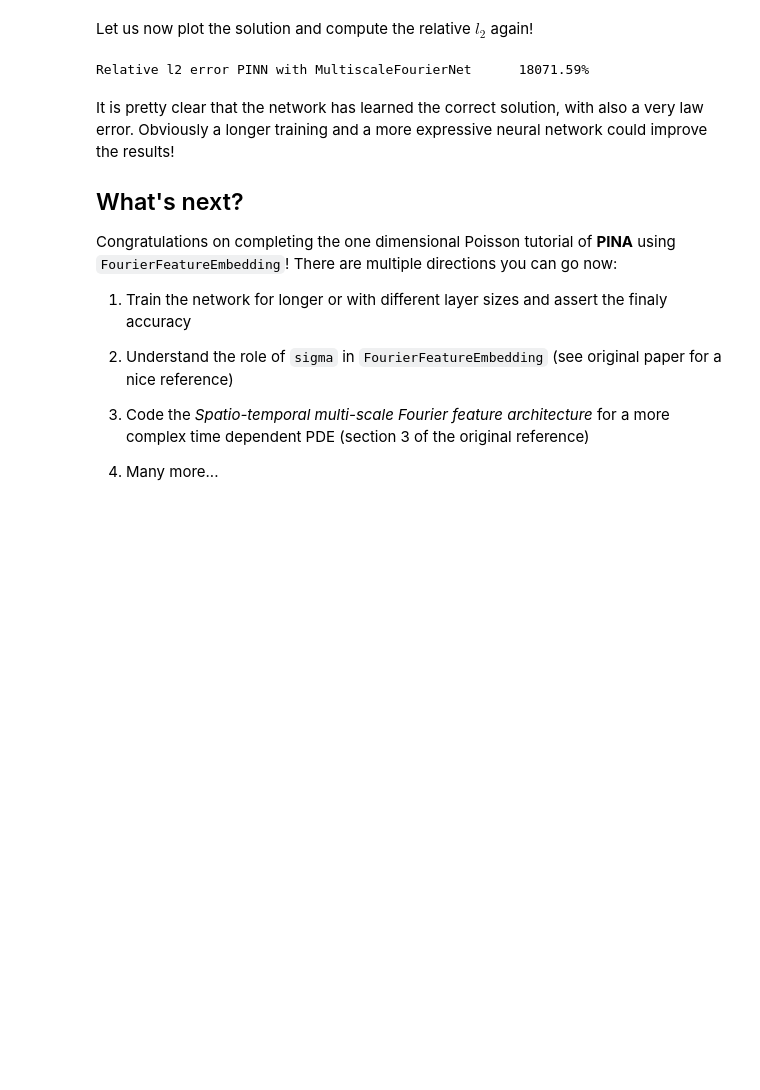
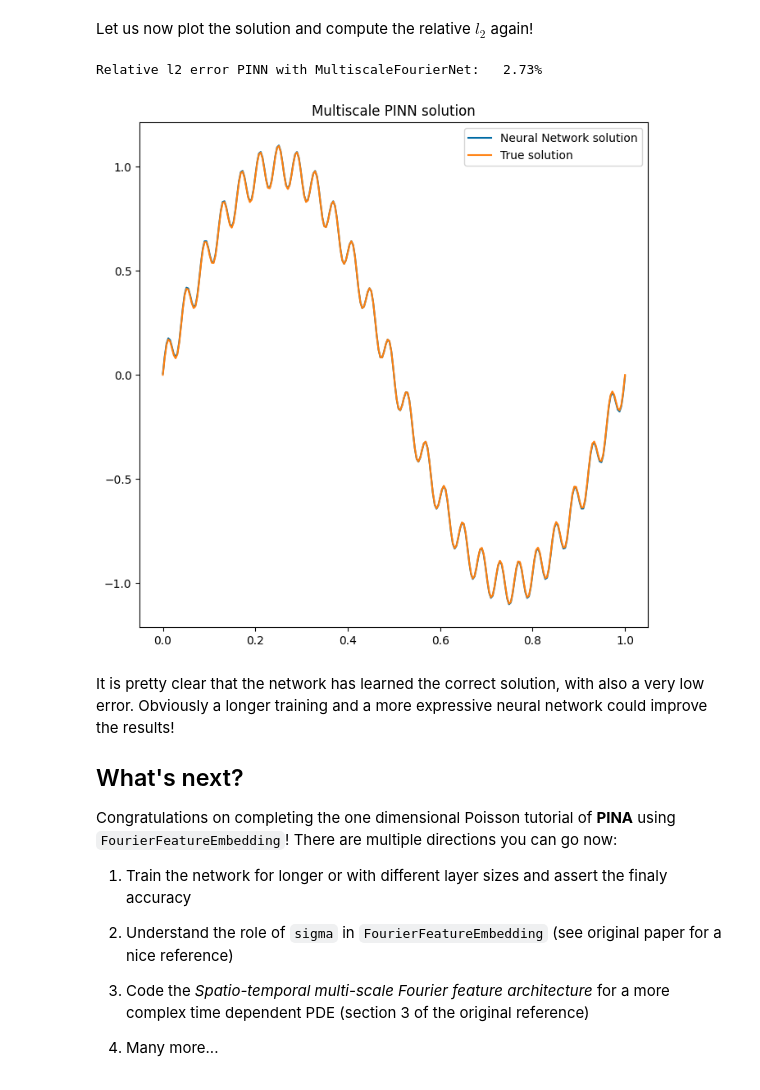
Before and after one commit to mathLab/PINA, a Jupyter notebook: tutorials/tutorial13/tutorial.ipynb, the cells around one changed output. Cells and saved outputs as stored; diff of their text form; code cells hidden in the pictures; blank space fills up the shorter version.

```diff
--- a/tutorials/tutorial13/tutorial.ipynb
+++ b/tutorials/tutorial13/tutorial.ipynb
@@ -196,16 +207,17 @@ HPU available: False, using: 0 HPUs
 # %% [markdown]
 Let us now plot the solution and compute the relative $l_2$ again!
 # %%
-# plot the solution
-#pl.plot(multiscale_pinn, title='Solution PINN with MultiscaleFourierNet')
+#plot solution obtained
+plot_solution(multiscale_pinn, 'Multiscale PINN solution')
 
 # sample new test points
 pts = pts = problem.spatial_domain.sample(100, 'grid')
-print(f'Relative l2 error PINN with MultiscaleFourierNet      {l2_loss(multiscale_pinn(pts), problem.truth_solution(pts)).item():.2%}')
+print(f'Relative l2 error PINN with MultiscaleFourierNet:   {l2_loss(multiscale_pinn(pts), problem.truth_solution(pts)).item():.2%}')
 # %% [output]
-Relative l2 error PINN with MultiscaleFourierNet      18071.59%
+Relative l2 error PINN with MultiscaleFourierNet:   2.73%
+[figure, added]
 # %% [markdown]
-It is pretty clear that the network has learned the correct solution, with also a very law error. Obviously a longer training and a more expressive neural network could improve the results!
+It is pretty clear that the network has learned the correct solution, with also a very low error. Obviously a longer training and a more expressive neural network could improve the results!
 
 ## What's next?
 
```
Also changed, not shown: parts of 5 cells of this notebook.
